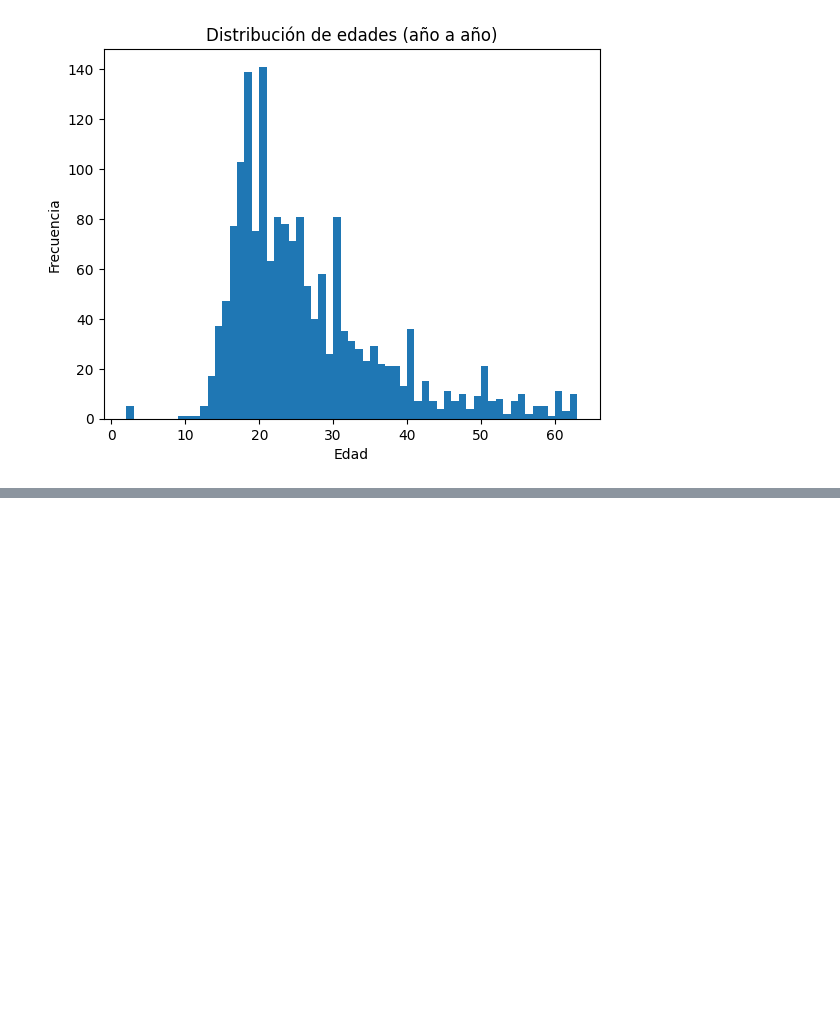
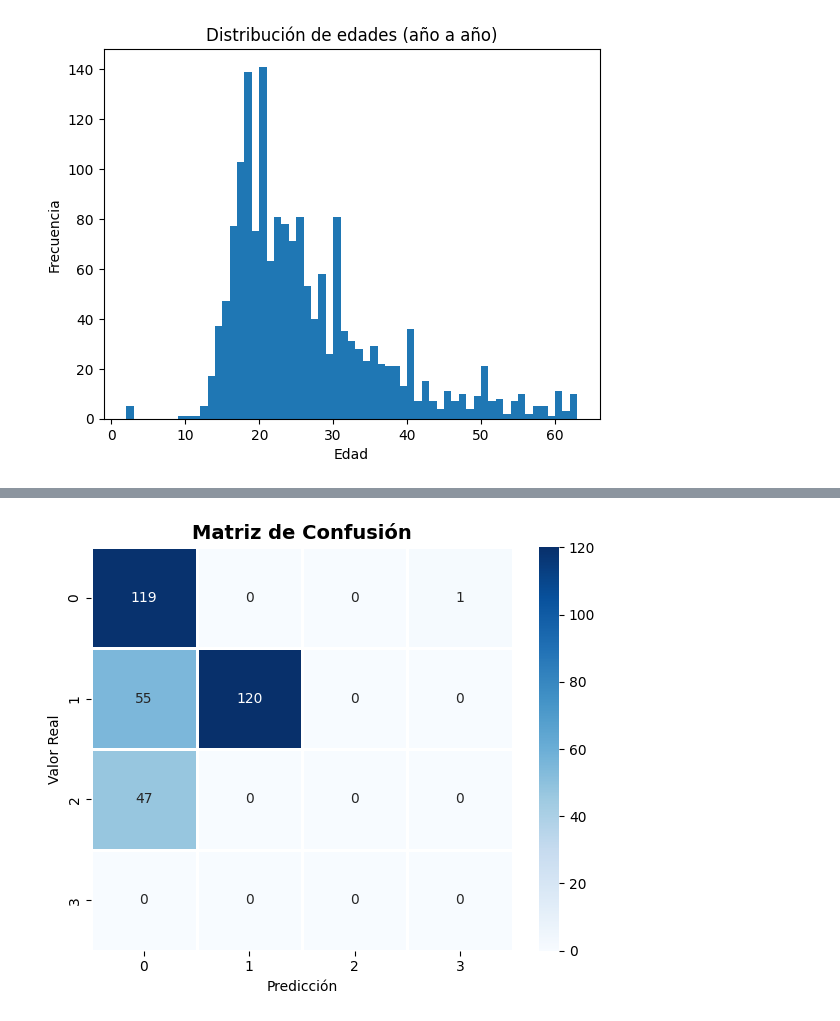
Before and after one commit to santiagovillamizarjaimes-collab/segundocorte, a Jupyter notebook: tareaultima.ipynb, the cells around one changed output, grey strips where cells are left out. Saved outputs shown, nothing was run; the diff lists cells and outputs as text; code cells hidden in the pictures; blank space fills up the shorter version.

```diff
--- a/tareaultima.ipynb
+++ b/tareaultima.ipynb
@@ -219,7 +194,7 @@ dataf.head(4)
 from sklearn.model_selection import train_test_split
 train_data, test_data = train_test_split(dataf, test_size=0.2, random_state=42)
 # %%
-X_train = train_data.drop('fumar', axis=1) # Variables explicativas
-y_train = train_data['fumar'] # Si la persona recuerda o no será la variable respuesta
-X_test = test_data.drop('fumar', axis=1)
-y_test = test_data['fumar']
+X_train = train_data.drop('frecuencia mensual', axis=1) # Variables explicativas
+y_train = train_data['frecuencia mensual'] # Si la persona recuerda o no será la variable respuesta
+X_test = test_data.drop('frecuencia mensual', axis=1)
+y_test = test_data['frecuencia mensual']
@@ -225,0 +209,4 @@ y_test = test_data['fumar']
+# %%
+from sklearn.discriminant_analysis import LinearDiscriminantAnalysis
+lda = LinearDiscriminantAnalysis()
+lda.fit(X_train, y_train)
@@ -225,0 +215,3 @@ y_test = test_data['fumar']
+# %%
+y_pred = lda.predict(X_test) # Se hace prediccion sobre los datos de validacion para la variable explicativa
+print("Predicciones:", y_pred)
@@ -225,0 +236,31 @@ y_test = test_data['fumar']
+# %%
+import matplotlib.pyplot as plt
+import seaborn as sns
+from sklearn.metrics import confusion_matrix
+
+# Calcular matriz
+cm = confusion_matrix(y_test, y_pred)
+
+# Crear figura
+plt.figure(figsize=(6,5))
+
+# Dibujar heatmap bonito
+sns.heatmap(
+    cm,
+    annot=True,
+    fmt='d',
+    cmap='Blues',
+    cbar=True,
+    linewidths=1,
+    linecolor='white'
+)
+
+# Etiquetas y título
+plt.title('Matriz de Confusión', fontsize=14, fontweight='bold')
+plt.xlabel('Predicción')
+plt.ylabel('Valor Real')
+
+plt.tight_layout()
+plt.show()
+# %% [output]
+[figure, added]
```
Also changed, not shown: parts of 26 cells of this notebook.
